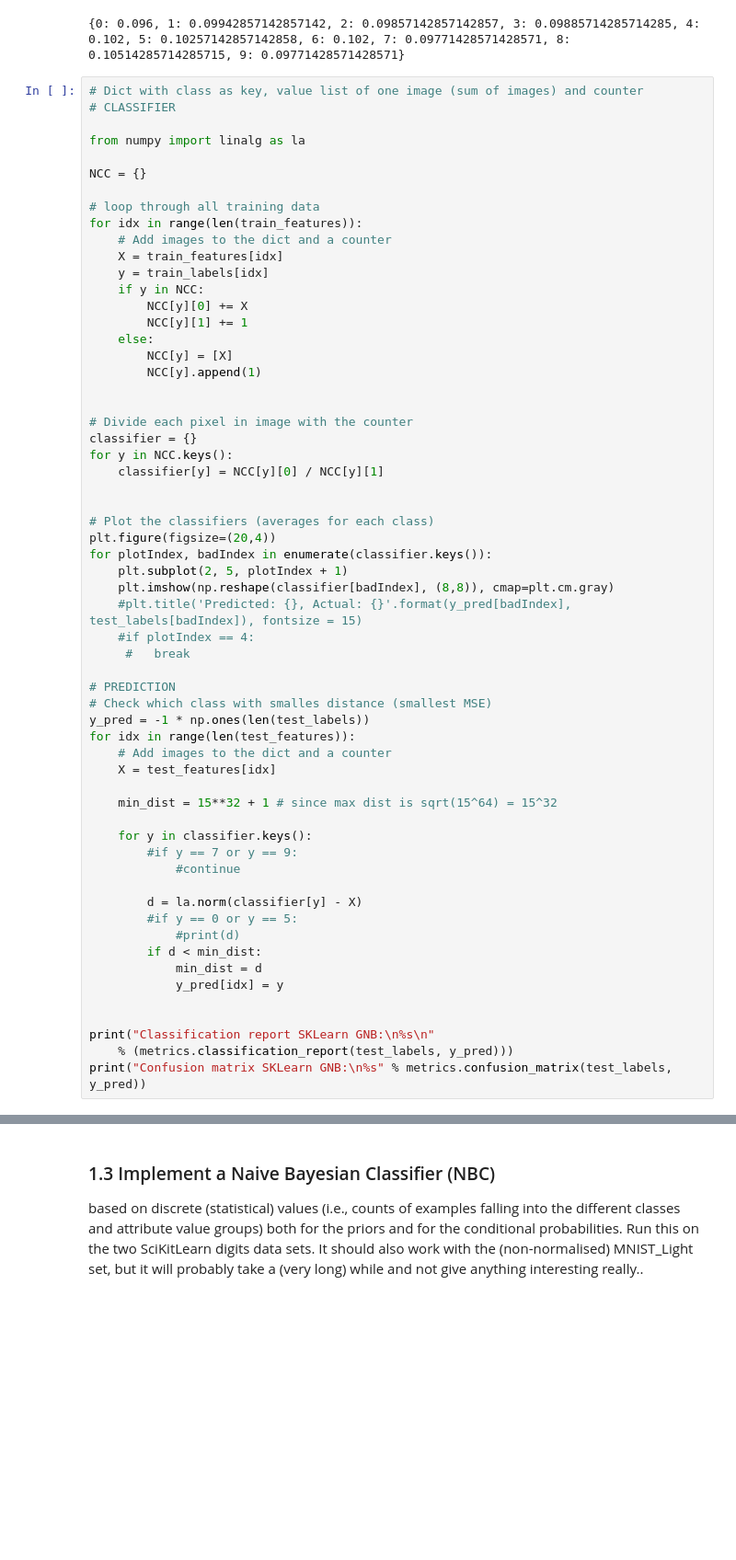
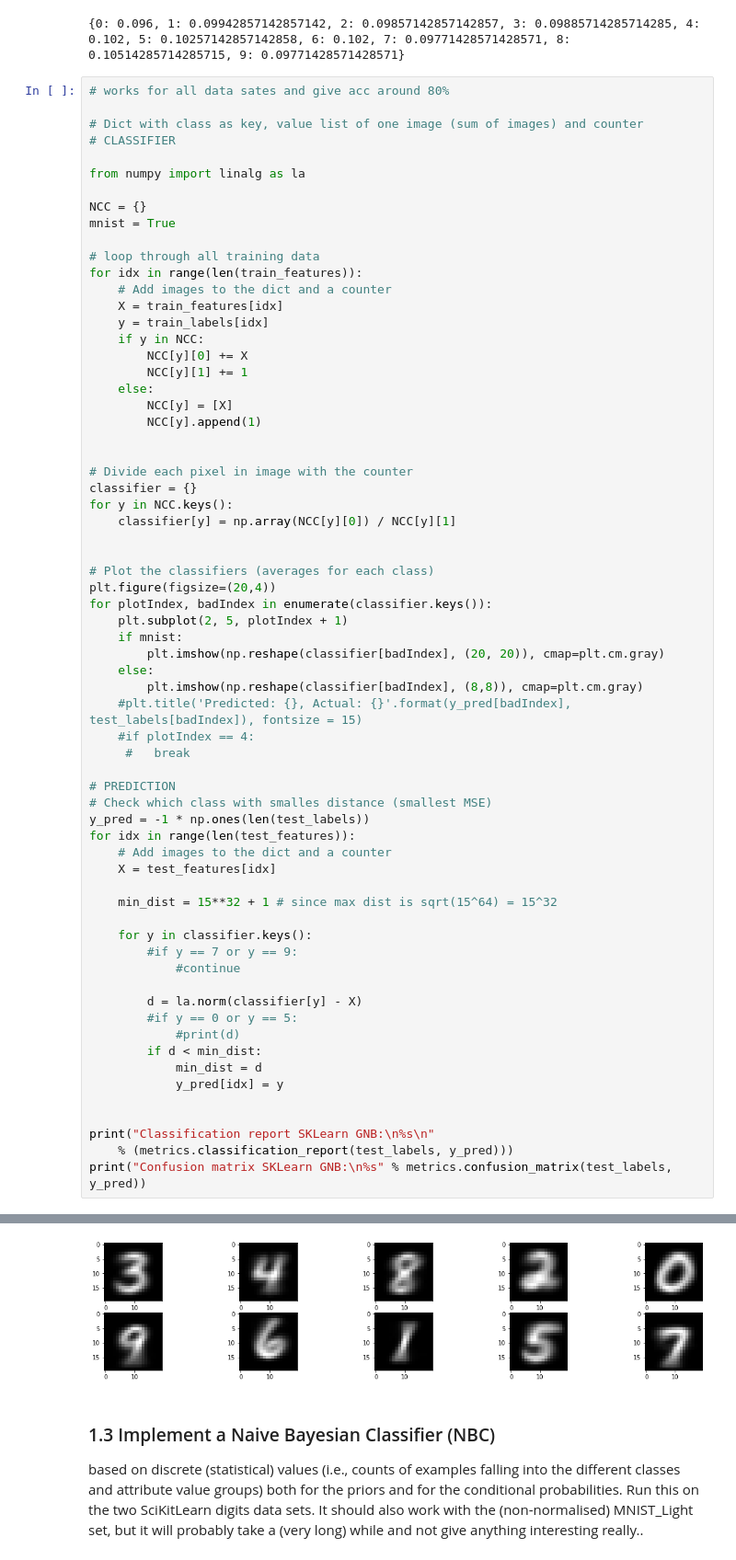
Before and after one commit to samuellundberg/EDAN95, a Jupyter notebook: lab5/lab5.ipynb, the cells around one changed output, grey strips where cells are left out. Shown at 92% size. Drawn from its saved outputs; the diff is of its cells as text; blank space fills up the shorter version.

```diff
--- a/lab5/lab5.ipynb
+++ b/lab5/lab5.ipynb
@@ -237,12 +246,15 @@ print(class_probability)
 # %% [output]
 {0: 0.096, 1: 0.09942857142857142, 2: 0.09857142857142857, 3: 0.09885714285714285, 4: 0.102, 5: 0.10257142857142858, 6: 0.102, 7: 0.09771428571428571, 8: 0.10514285714285715, 9: 0.09771428571428571}
 # %%
+# works for all data sates and give acc around 80%
+
 # Dict with class as key, value list of one image (sum of images) and counter
 # CLASSIFIER
 
 from numpy import linalg as la
 
 NCC = {}
+mnist = True
 
 # loop through all training data
 for idx in range(len(train_features)):
@@ -260,14 +272,17 @@ for idx in range(len(train_features)):
 # Divide each pixel in image with the counter
 classifier = {}
 for y in NCC.keys():
-    classifier[y] = NCC[y][0] / NCC[y][1]
+    classifier[y] = np.array(NCC[y][0]) / NCC[y][1]
 
 
 # Plot the classifiers (averages for each class)
 plt.figure(figsize=(20,4))
 for plotIndex, badIndex in enumerate(classifier.keys()):
     plt.subplot(2, 5, plotIndex + 1)
-    plt.imshow(np.reshape(classifier[badIndex], (8,8)), cmap=plt.cm.gray)
+    if mnist:
+        plt.imshow(np.reshape(classifier[badIndex], (20, 20)), cmap=plt.cm.gray)
+    else:
+        plt.imshow(np.reshape(classifier[badIndex], (8,8)), cmap=plt.cm.gray)
     #plt.title('Predicted: {}, Actual: {}'.format(y_pred[badIndex], test_labels[badIndex]), fontsize = 15)
     #if plotIndex == 4:
      #   break
@@ -301,3 +332,4 @@ TypeError: unsupported operand type(s) for /: 'list' and 'int'
+[figure, added]
 # %% [markdown]
 ### 1.3 Implement a Naive Bayesian Classifier (NBC)
 based on discrete (statistical) values (i.e., counts of examples falling into the different classes and attribute value groups) both for the priors and for the conditional probabilities. Run this on the two SciKitLearn digits data sets. It should also work with the (non-normalised) MNIST_Light set, but it will probably take a (very long) while and not give anything interesting really..
```
Also changed, not shown: parts of 7 cells of this notebook.
